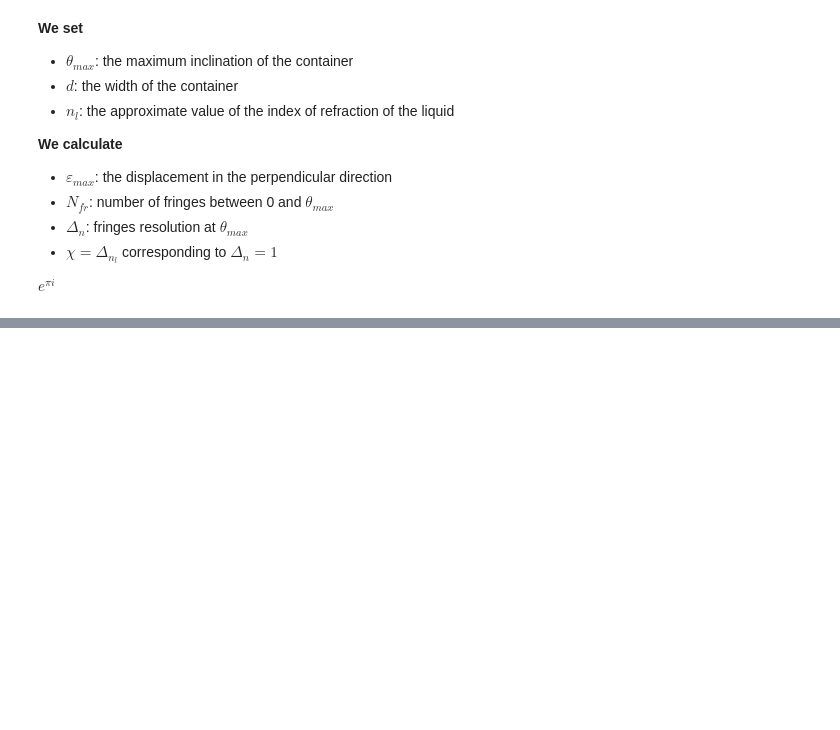
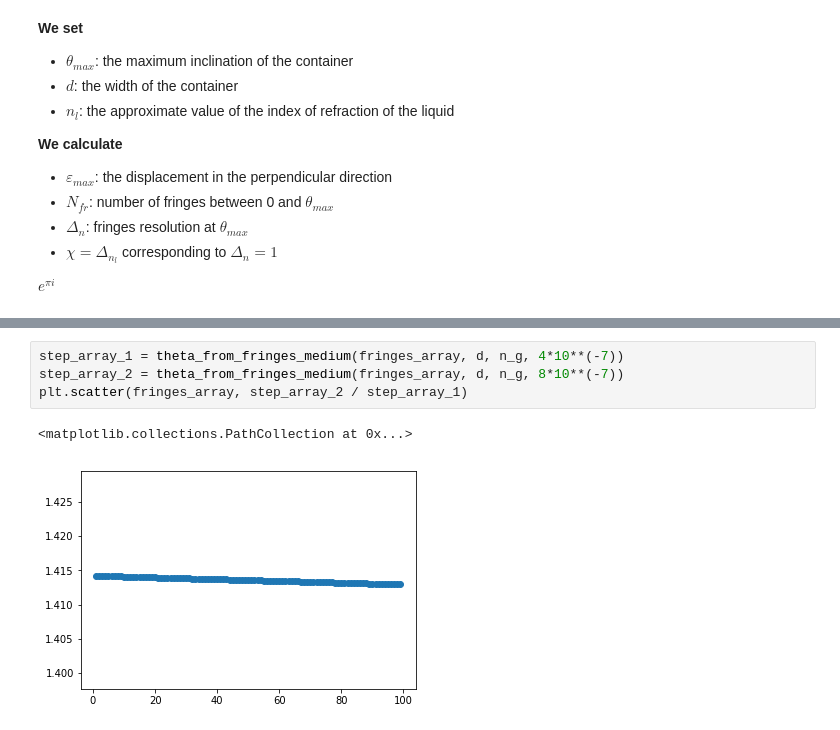
Before and after one commit to jacopok/interferometry, a Jupyter notebook: Interferometry.ipynb, the cells around one changed output, grey strips where cells are left out. Drawn from its saved outputs; the diff is of its cells as text; blank space fills up the shorter version.

```diff
--- a/Interferometry.ipynb
+++ b/Interferometry.ipynb
@@ -306,0 +319,7 @@ chi =  26.789999997796077
+# %%
+step_array_1 = theta_from_fringes_medium(fringes_array, d, n_g, 4*10**(-7))
+step_array_2 = theta_from_fringes_medium(fringes_array, d, n_g, 8*10**(-7))
+plt.scatter(fringes_array, step_array_2 / step_array_1)
+# %% [output]
+<matplotlib.collections.PathCollection at 0x...>
+[figure, added]
```
Also changed, not shown: parts of 16 cells of this notebook, 2 other files.
